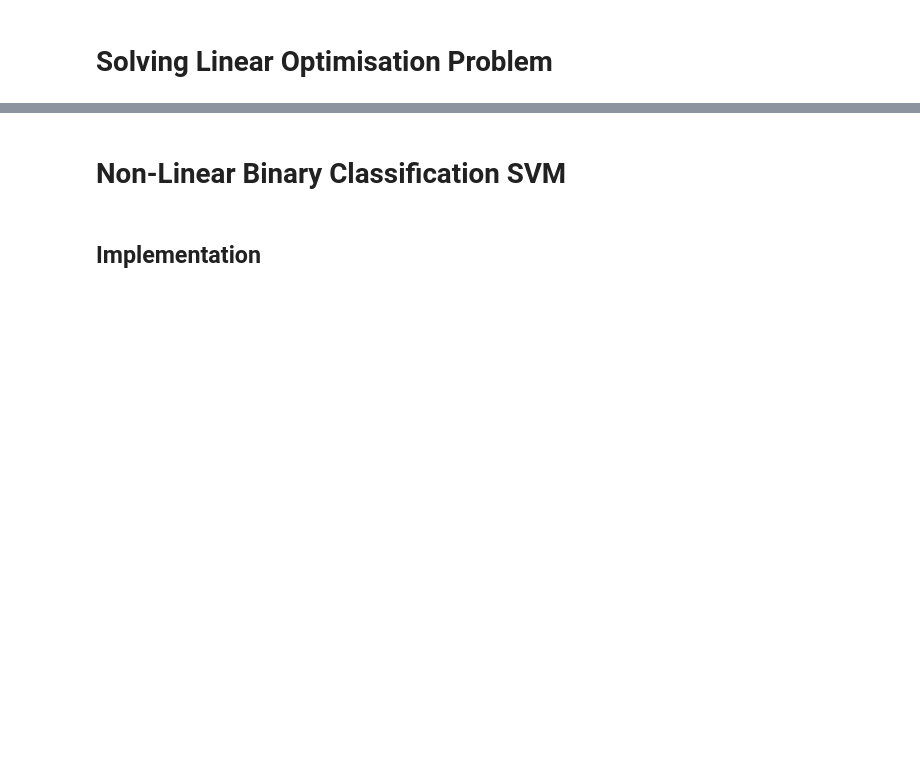
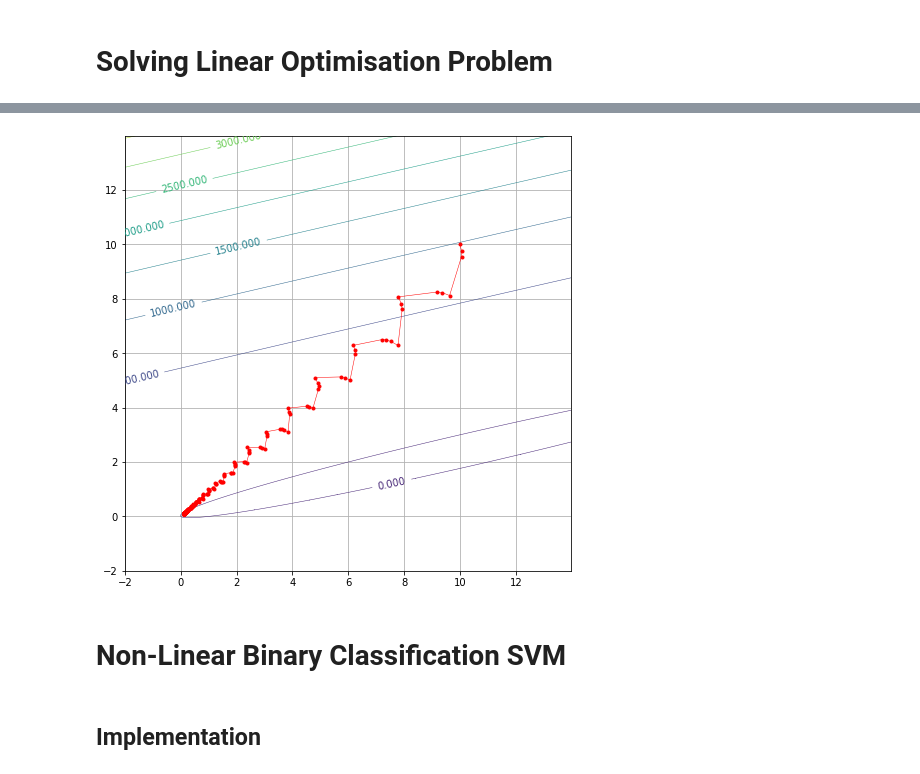
Before and after one commit to johnduffymsc/msc_comp0120project, a Jupyter notebook: COMP0120_Project_Code_John_Duffy.ipynb, the cells around one changed output, grey strips where cells are left out. Drawn from its saved outputs; the diff is of its cells as text; code cells hidden in the pictures; blank space fills up the shorter version.

```diff
--- a/COMP0120_Project_Code_John_Duffy.ipynb
+++ b/COMP0120_Project_Code_John_Duffy.ipynb
@@ -767,38 +818,40 @@ plt.show()
 # %%
 # Quadratic Penalty Method for solving the Dual Problem.
 
-mu = 100
+mu = 200
 
 f = lambda x : x[0]**2 + 17 * x[1]**2 - 8.0 * x[0] * x[1] - x[0] - x[1] + mu / 2.0 * (-1.0 * x[0] + 1.0 *x[1])**2
 
 df = lambda x : np.array([2.0 * x[0] - 8.0 * x[1] - 1.0 - mu * (-1.0 * x[0] + 1.0 * x[1]),
                           34.0 * x[1] - 8.0 * x[0] - 1.0 + mu * (-1.0 * x[0] + 1.0 * x[1])])
 
 
 
 x0 = np.array([10.0, 10.0])
 
 iters, xs = steepest_descent(f, df, None, x0)
 
 alphas = xs[-1]
 
 x = np.arange(-2.0, 14.0, 0.01)
 y = np.arange(-2.0, 14.0, 0.01)
 xx, yy = np.meshgrid(x, y)
 z = xx**2 + 17.0 * yy**2 - 8.0 * xx * yy - xx - yy
 
 plt.figure(figsize=(8, 8))
 cs = plt.contour(x,y,z, linewidths=0.5)
 plt.clabel(cs)
 plt.plot(xs[:, 0], xs[:, 1], '-ro', linewidth=0.5, markersize=3)
 #s1 = "Start:        [{:.1f}, {:.1f}]\n".format(x0[0], x0[1])
 #s2 = "Minimum: [{:.6f}, {:.6f}]\n".format(xs[-1][0], xs[-1][1])
 #s3 = "Iterations: {}".format(iters)
-box_prop = dict(boxstyle='round', facecolor='wheat', alpha=0.5)
-plt.text(-1.6, 12.4, s1 + s2 + s3, bbox=box_prop)
+#box_prop = dict(boxstyle='round', facecolor='wheat', alpha=0.5)
+#plt.text(-1.6, 12.4, s1 + s2 + s3, bbox=box_prop)
 plt.grid()
 plt.savefig("motiv_1.pdf")
 plt.show()
+# %% [output]
+[figure, added]
 # %% [markdown]
 # Non-Linear Binary Classification SVM
 # %% [markdown]
```
Also changed, not shown: parts of 9 cells of this notebook.
